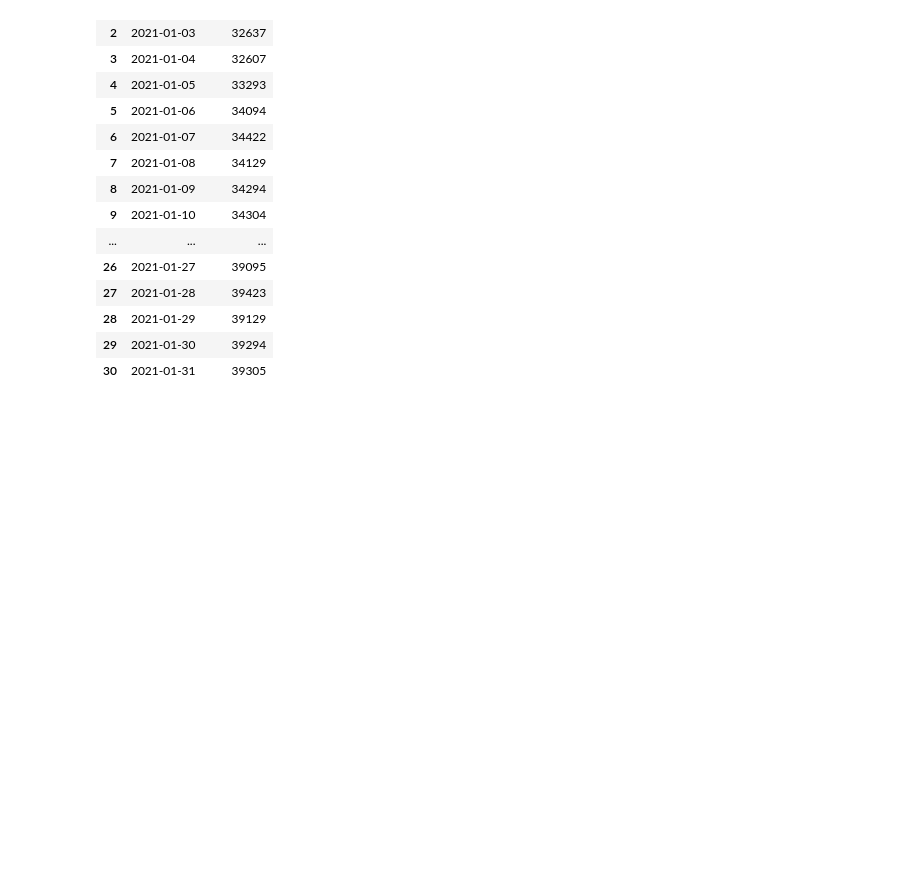
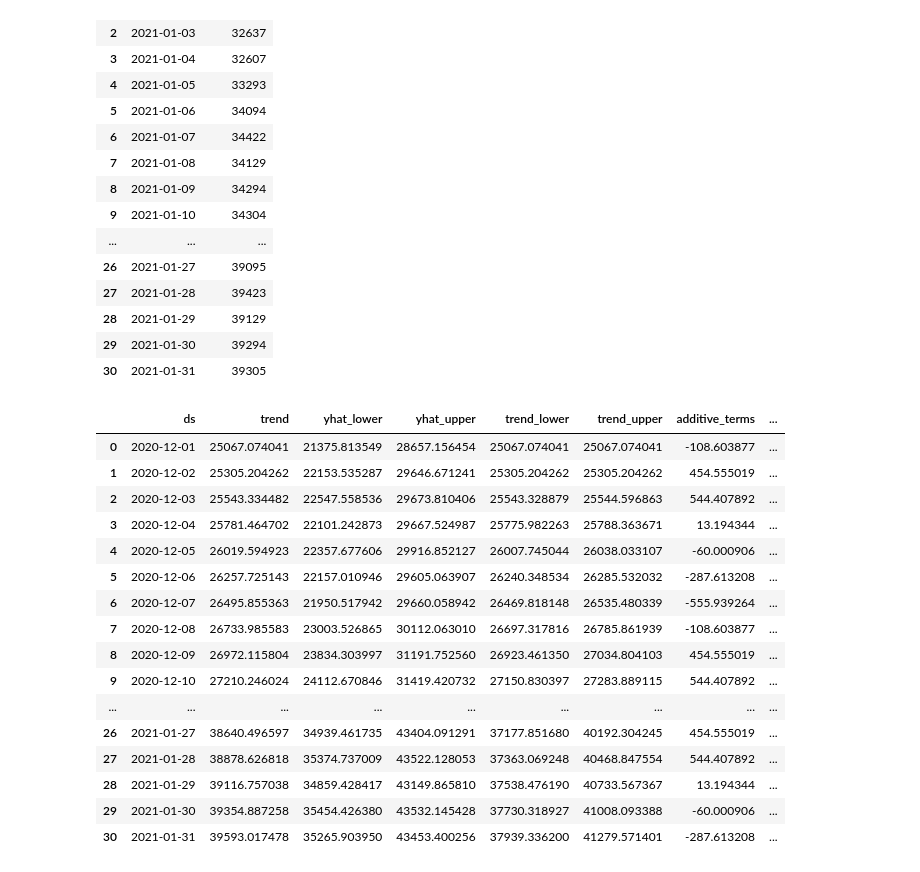
Before and after one commit to TracyRenee61/COV19, a Jupyter notebook: COV19_UK_new_cases.ipynb, the cells around one changed output. Saved outputs shown, nothing was run; the diff lists cells and outputs as text; code cells hidden in the pictures; blank space fills up the shorter version.

```diff
--- a/COV19_UK_new_cases.ipynb
+++ b/COV19_UK_new_cases.ipynb
@@ -314,4 +314,25 @@ new_cases
 | 28 | 2021-01-29 | 39129 |
 | 29 | 2021-01-30 | 39294 |
 | 30 | 2021-01-31 | 39305 |
+# %%
+df_out = forecast.append(prediction)
+df_out
+# %% [output]
+|  | ds | trend | yhat_lower | yhat_upper | trend_lower | trend_upper | additive_terms | ... |
+| 0 | 2020-12-01 | 25067.074041 | 21375.813549 | 28657.156454 | 25067.074041 | 25067.074041 | -108.603877 | ... |
+| 1 | 2020-12-02 | 25305.204262 | 22153.535287 | 29646.671241 | 25305.204262 | 25305.204262 | 454.555019 | ... |
+| 2 | 2020-12-03 | 25543.334482 | 22547.558536 | 29673.810406 | 25543.328879 | 25544.596863 | 544.407892 | ... |
+| 3 | 2020-12-04 | 25781.464702 | 22101.242873 | 29667.524987 | 25775.982263 | 25788.363671 | 13.194344 | ... |
+| 4 | 2020-12-05 | 26019.594923 | 22357.677606 | 29916.852127 | 26007.745044 | 26038.033107 | -60.000906 | ... |
+| 5 | 2020-12-06 | 26257.725143 | 22157.010946 | 29605.063907 | 26240.348534 | 26285.532032 | -287.613208 | ... |
+| 6 | 2020-12-07 | 26495.855363 | 21950.517942 | 29660.058942 | 26469.818148 | 26535.480339 | -555.939264 | ... |
+| 7 | 2020-12-08 | 26733.985583 | 23003.526865 | 30112.063010 | 26697.317816 | 26785.861939 | -108.603877 | ... |
+| 8 | 2020-12-09 | 26972.115804 | 23834.303997 | 31191.752560 | 26923.461350 | 27034.804103 | 454.555019 | ... |
+| 9 | 2020-12-10 | 27210.246024 | 24112.670846 | 31419.420732 | 27150.830397 | 27283.889115 | 544.407892 | ... |
+| ... | ... | ... | ... | ... | ... | ... | ... | ... |
+| 26 | 2021-01-27 | 38640.496597 | 34939.461735 | 43404.091291 | 37177.851680 | 40192.304245 | 454.555019 | ... |
+| 27 | 2021-01-28 | 38878.626818 | 35374.737009 | 43522.128053 | 37363.069248 | 40468.847554 | 544.407892 | ... |
+| 28 | 2021-01-29 | 39116.757038 | 34859.428417 | 43149.865810 | 37538.476190 | 40733.567367 | 13.194344 | ... |
+| 29 | 2021-01-30 | 39354.887258 | 35454.426380 | 43532.145428 | 37730.318927 | 41008.093388 | -60.000906 | ... |
+| 30 | 2021-01-31 | 39593.017478 | 35265.903950 | 43453.400256 | 37939.336200 | 41279.571401 | -287.613208 | ... |
 # %%
```
Also changed, not shown: parts of 6 cells of this notebook.
